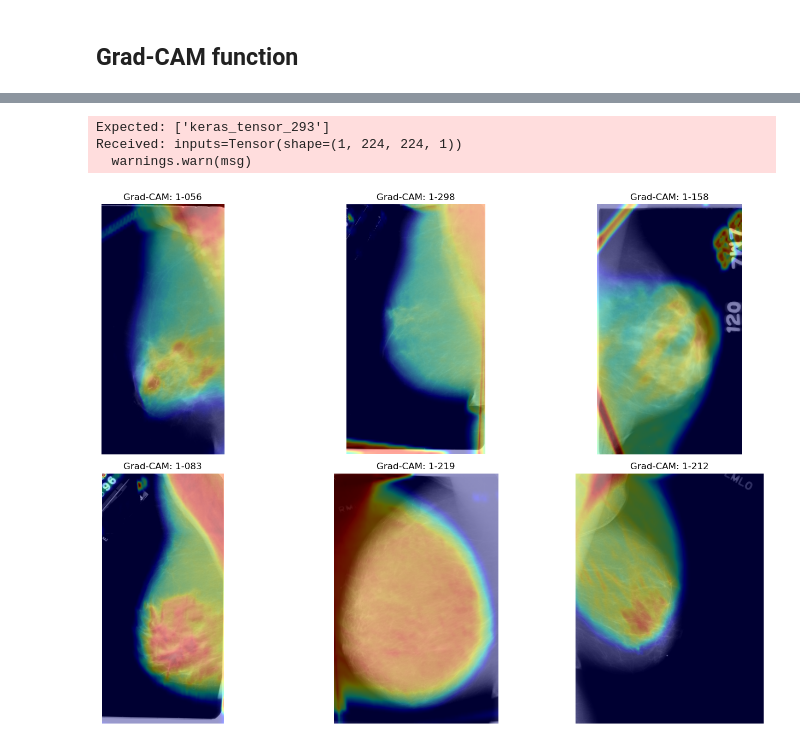
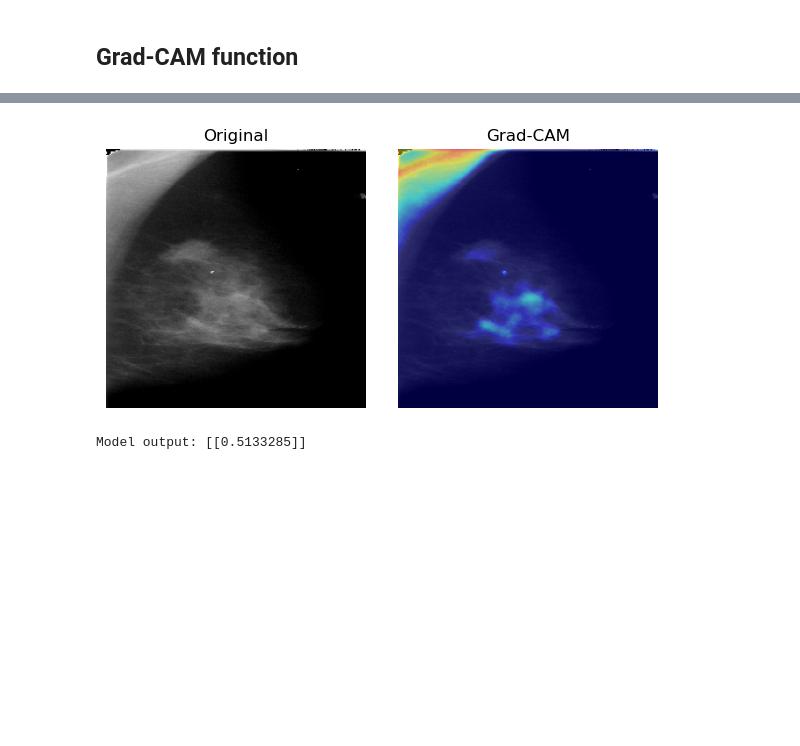
Before and after one commit to justinlim00/FYP-Overview25, a Jupyter notebook: FYP Project/FYP Project Code V1/notebooks/03_gradcam_visualization.ipynb, the cells around one changed output, grey strips where cells are left out. Cells and saved outputs as stored; diff of their text form; code cells hidden in the pictures; blank space fills up the shorter version.

```diff
--- a/FYP Project/FYP Project Code V1/notebooks/03_gradcam_visualization.ipynb
+++ b/FYP Project/FYP Project Code V1/notebooks/03_gradcam_visualization.ipynb
@@ -177,25 +168,0 @@ plt.show()
-# %%
-import matplotlib.pyplot as plt
-
-sample_df = labels_df.sample(6, random_state=42)  # or filter by prediction
-fig, axes = plt.subplots(2, 3, figsize=(15, 10))
-
-for ax, (_, row) in zip(axes.ravel(), sample_df.iterrows()):
-    img_array = preprocess_image(row["image_file_path"])  # (1, 224, 224, 1)
-    img_tensor = tf.convert_to_tensor(img_array, dtype=tf.float32)
-
-    _ = model(img_tensor)  # build
-    heatmap = make_gradcam_heatmap(img_tensor, model, last_conv_layer_name)
-    overlay = overlay_heatmap(row["image_file_path"], heatmap)
-
-    ax.imshow(overlay)
-    ax.set_title(f"Grad-CAM: {Path(row['image_file_path']).stem}")
-    ax.axis("off")
-
-plt.tight_layout()
-plt.show()
-# %% [output]
-Expected: ['keras_tensor_293']
-Received: inputs=Tensor(shape=(1, 224, 224, 1))
-  warnings.warn(msg)
-[figure, removed]
@@ -201,0 +197,35 @@ Received: inputs=Tensor(shape=(1, 224, 224, 1))
+# %%
+img_path = sample_df.iloc[0]["image_file_path"]
+
+# 1. Warm-up the model (to ensure outputs exist)
+_ = model(tf.convert_to_tensor(preprocess_image(img_path), dtype=tf.float32))
+
+# 2. Run Grad-CAM
+img_array = preprocess_image(img_path)
+img_tensor = tf.convert_to_tensor(img_array, dtype=tf.float32)
+
+heatmap = make_gradcam_heatmap_direct(img_tensor, model, last_conv_layer_name="last_conv")
+overlay = overlay_heatmap(img_path, heatmap)
+
+# 3. Plot
+plt.figure(figsize=(6, 3))
+plt.subplot(1, 2, 1)
+original_img = cv2.imread(img_path, cv2.IMREAD_GRAYSCALE)
+original_img = cv2.resize(original_img, IMG_SIZE)
+plt.imshow(original_img, cmap="gray")
+plt.title("Original")
+plt.axis("off")
+
+plt.subplot(1, 2, 2)
+plt.imshow(overlay)
+plt.title("Grad-CAM")
+plt.axis("off")
+plt.tight_layout()
+plt.show()
+# %% [output]
+[figure, added]
+# %%
+prediction = model(img_tensor)
+print("Model output:", prediction.numpy())
+# %% [output]
+Model output: [[0.5133285]]
```
Also changed, not shown: parts of 19 cells of this notebook, 4 other files.
